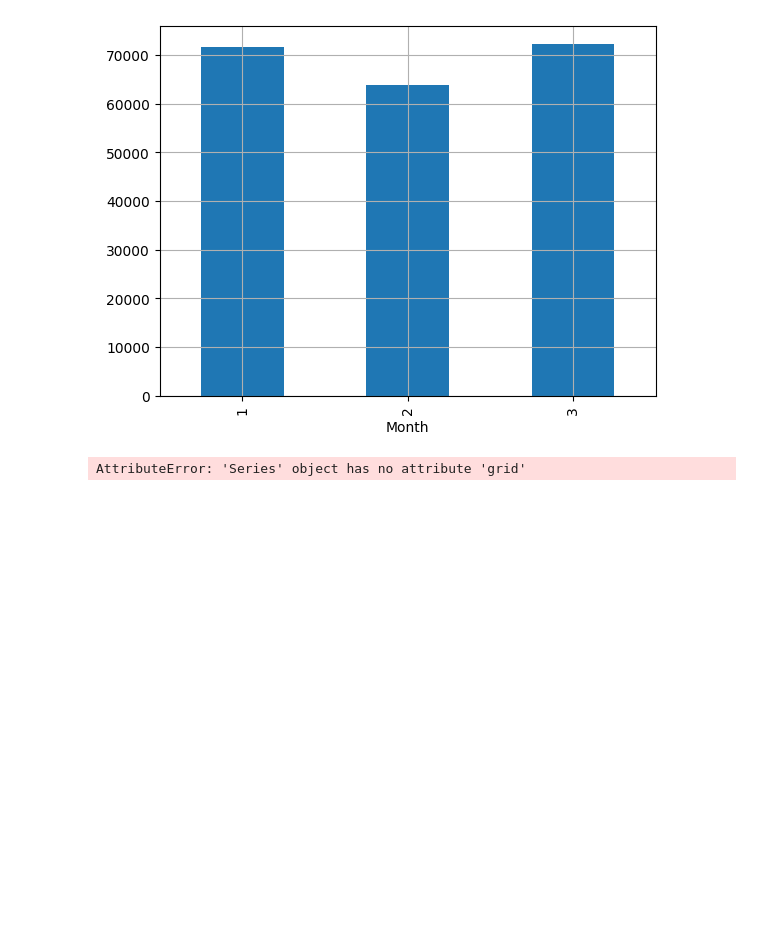
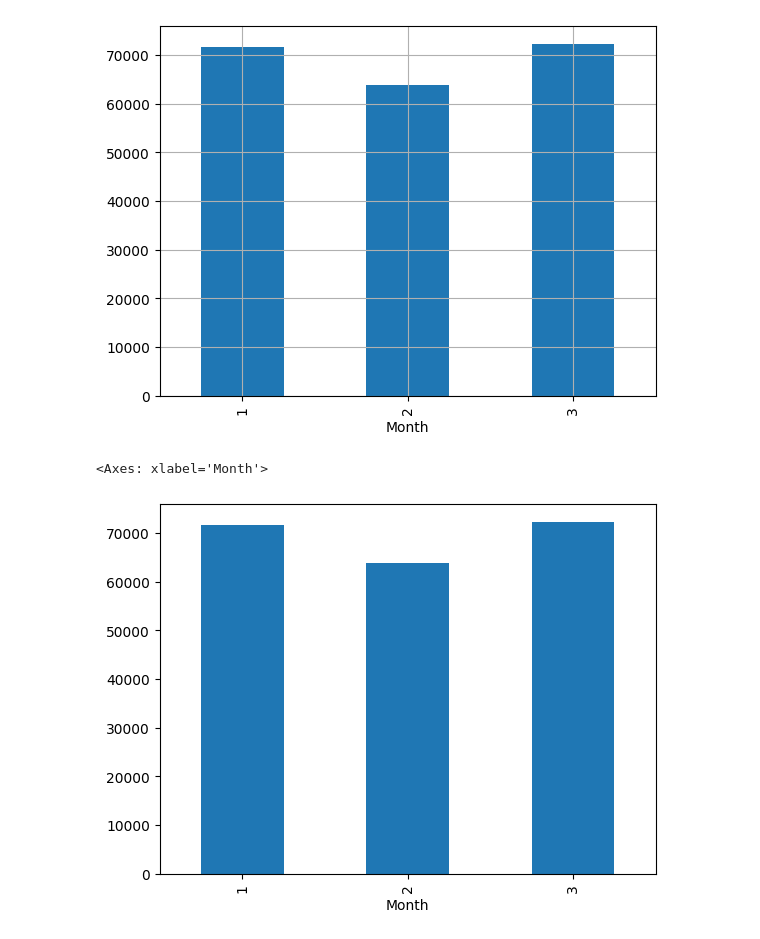
Before and after one commit to Ebin21/AI-ML, a Jupyter notebook: sales.ipynb, the cells around one changed output. Drawn from its saved outputs; the diff is of its cells as text; code cells hidden in the pictures; blank space fills up the shorter version.

```diff
--- a/sales.ipynb
+++ b/sales.ipynb
@@ -347,5 +347,8 @@ sales_month.plot(kind='bar').grid()
 # %% [output]
 [figure]
 # %%
+sales_month = sales.groupby('Month').sum(numeric_only=True)['Total']
+sales_month.plot(kind='bar')
 # %% [output]
-AttributeError: 'Series' object has no attribute 'grid'
+<Axes: xlabel='Month'>
+[figure, added]
```
